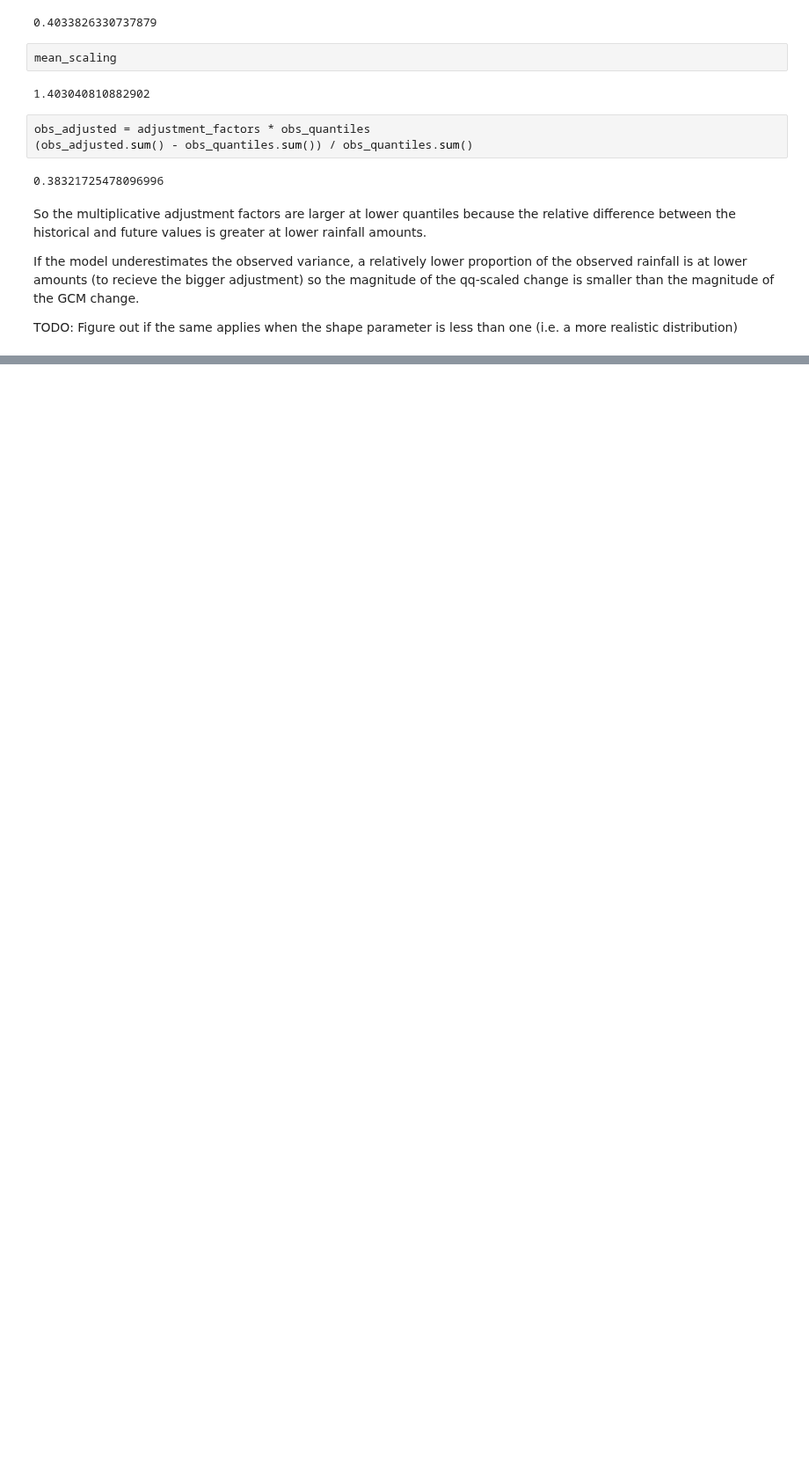
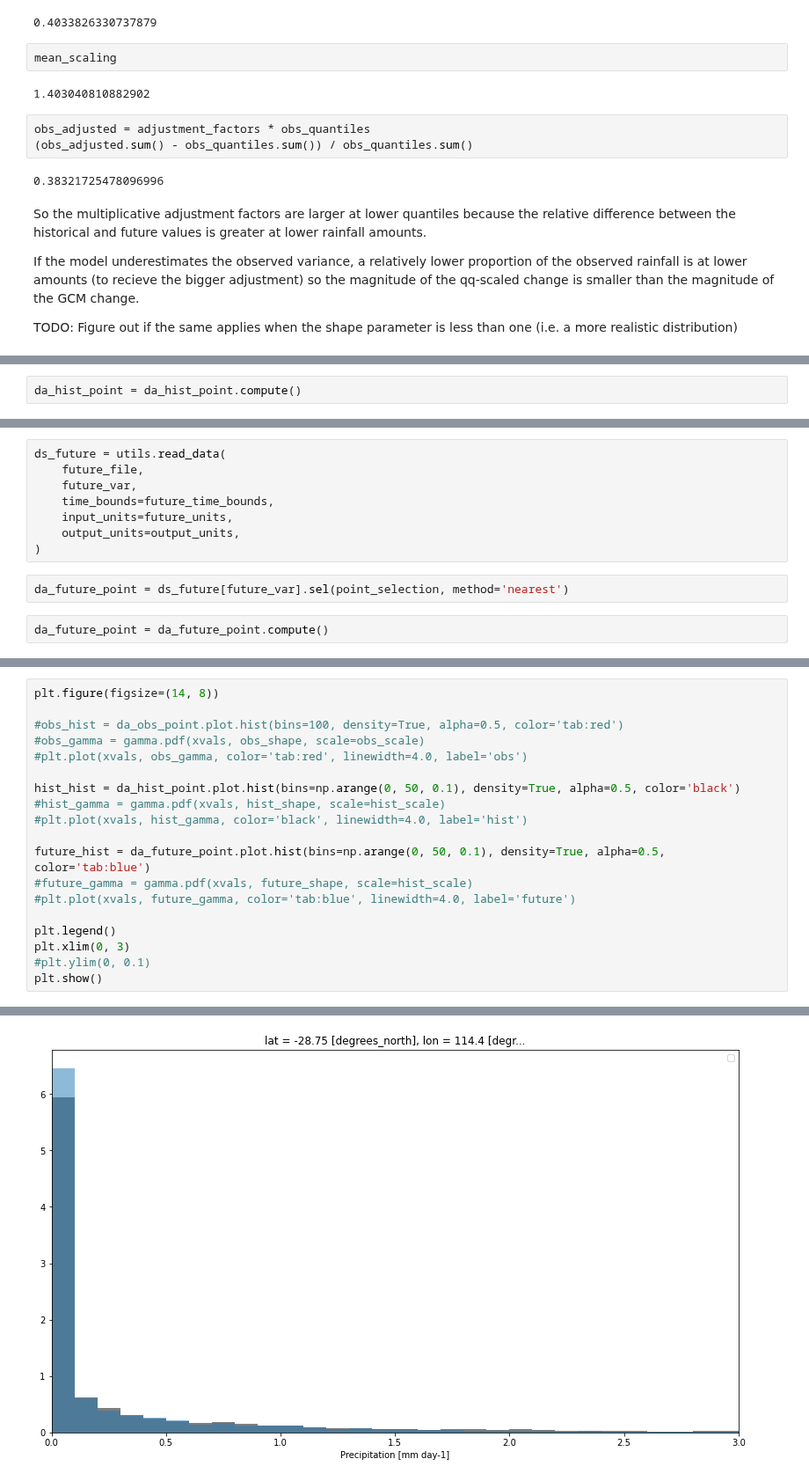
Before and after one commit to AusClimateService/qq-workflows, a Jupyter notebook: cih_paper/gamma.ipynb, the cells around one changed output, grey strips where cells are left out. Shown at 88% size. Saved outputs shown, nothing was run; the diff lists cells and outputs as text; blank space fills up the shorter version.

Commit message:
Add actual data

```diff
--- a/cih_paper/gamma.ipynb
+++ b/cih_paper/gamma.ipynb
@@ -126,0 +177,2 @@ TODO: Figure out if the same applies when the shape parameter is less than one (
+# %%
+da_hist_point = da_hist_point.compute()
@@ -126,0 +190,12 @@ TODO: Figure out if the same applies when the shape parameter is less than one (
+# %%
+ds_future = utils.read_data(
+    future_file,
+    future_var,
+    time_bounds=future_time_bounds,
+    input_units=future_units,
+    output_units=output_units,
+)
+# %%
+da_future_point = ds_future[future_var].sel(point_selection, method='nearest')
+# %%
+da_future_point = da_future_point.compute()
@@ -126,0 +236,20 @@ TODO: Figure out if the same applies when the shape parameter is less than one (
+# %%
+plt.figure(figsize=(14, 8))
+
+#obs_hist = da_obs_point.plot.hist(bins=100, density=True, alpha=0.5, color='tab:red')
+#obs_gamma = gamma.pdf(xvals, obs_shape, scale=obs_scale)
+#plt.plot(xvals, obs_gamma, color='tab:red', linewidth=4.0, label='obs')
+
+hist_hist = da_hist_point.plot.hist(bins=np.arange(0, 50, 0.1), density=True, alpha=0.5, color='black')
+#hist_gamma = gamma.pdf(xvals, hist_shape, scale=hist_scale)
+#plt.plot(xvals, hist_gamma, color='black', linewidth=4.0, label='hist')
+
+future_hist = da_future_point.plot.hist(bins=np.arange(0, 50, 0.1), density=True, alpha=0.5, color='tab:blue')
+#future_gamma = gamma.pdf(xvals, future_shape, scale=hist_scale)
+#plt.plot(xvals, future_gamma, color='tab:blue', linewidth=4.0, label='future')
+
+plt.legend()
+plt.xlim(0, 3)
+#plt.ylim(0, 0.1)
+plt.show()
+# %% [output]
@@ -126,0 +257 @@ TODO: Figure out if the same applies when the shape parameter is less than one (
+[figure, added]
```
Also changed, not shown: parts of 26 cells of this notebook.
